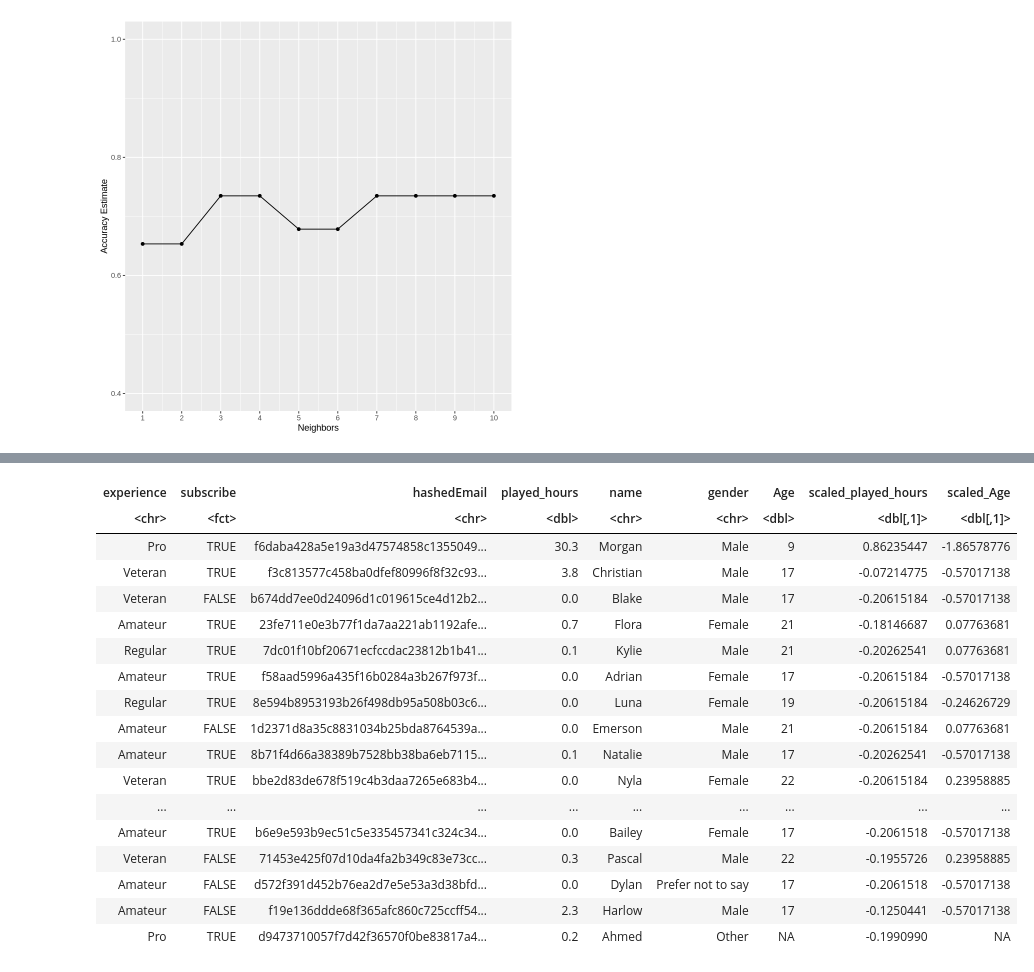
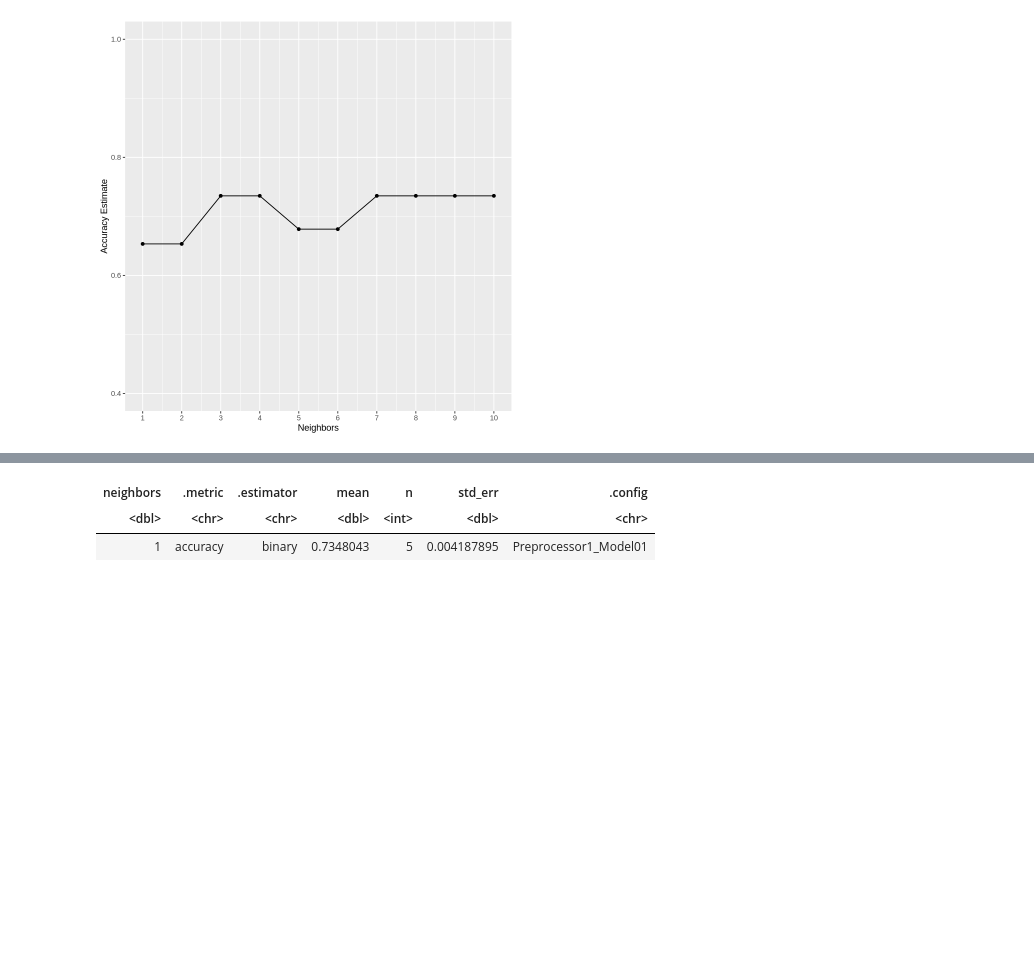
Before and after one commit to YiyangChen-6/25-summerterm-project, a Jupyter notebook: project.ipynb, the cells around one changed output, grey strips where cells are left out. Drawn from its saved outputs; the diff is of its cells as text; code cells hidden in the pictures; blank space fills up the shorter version.

```diff
--- a/project.ipynb
+++ b/project.ipynb
@@ -3,9 +114,6 @@ hello section
 # %%
-library(tidyverse)
-library(repr)
-library(tidymodels)
-players <- read_csv("players.csv")
-sessions <- read_csv("sessions.csv")
+
+
 
 players <- players|>
 mutate(subscribe = as.factor(subscribe))|>
@@ -17,7 +125,7 @@ players_split <- initial_split(players, strata = subscribe)
 train_split <- training(players_split)
 test_split <- testing(players_split)
 
-player_recipe <- recipe(subscribe ~ scaled_played_hours + scaled_Age + gender + experience, data = train_split)
+player_recipe <- recipe(subscribe ~ scaled_played_hours + scaled_Age + gender_Female + gender_Male+	gender_others + experience, data = train_split)
 
 player_vfold <- vfold_cv(players, v = 5, strata = subscribe)
 
@@ -428,3 +564,54 @@ A tibble: 196 × 11
 # %%
-players
+#maleonly
+set.seed(1234)
+play_recipe_4 <- recipe(subscribe ~ gender_Male, data = train_split)
+
+play_vfold_4 <- vfold_cv(players, v = 5, strata = subscribe)
+
+play_model_4 <- nearest_neighbor(neighbors = tune(), weight_func = "rectangular") |>
+  set_engine("kknn") |>
+  set_mode("classification")
+
+k_vals_4 <- tibble(neighbors = seq(from = 1, to = 10, by = 1))
+
+play_result_4 <- workflow() |>
+add_recipe(play_recipe_4)|>
+add_model(play_model_4)|>
+tune_grid(resamples = play_vfold, grid = k_vals_4) |>
+collect_metrics()
+
+accuracy_4 <- play_result_4 |>
+       filter(.metric == "accuracy")
+
+accuracy_versus_k_4 <- ggplot(accuracy_4, aes(x = neighbors, y = mean))+
+       geom_point() +
+       geom_line() +
+       labs(x = "Neighbors", y = "Accuracy Estimate") +
+       scale_x_continuous(breaks = seq(0, 14, by = 1)) +
+       scale_y_continuous(limits = c(0.4, 1.0))
+
+accuracy_versus_k_4
+best_k_4 <- accuracy_4 |>
+arrange(desc(mean)) |>
+slice(1)
+best_k_4
+
+final_knn_4 <- nearest_neighbor(neighbors = 1, weight_func = "rectangular")|>
+set_engine("kknn")|>
+set_mode("classification")
+
+final_workflow_4 <- workflow() |>
+  add_recipe(play_recipe) |>
+  add_model(final_knn_4)
+
+final_fit_4 <- final_workflow_4 |>
+  fit(data = train_split)
+
+test_predictions_4 <- predict(final_fit_4, test_split) |>
+  bind_cols(test_split)
+
+metrics_4 <- test_predictions_4 |>
+  metrics(truth = subscribe, estimate = .pred_class)
+
+metrics_4
 # %% [output]
@@ -432,18 +619,3 @@ A tibble: 196 × 9
-| experience | subscribe | hashedEmail | played_hours | name | gender | Age | scaled_played_hours | scaled_Age |
-| <chr> | <fct> | <chr> | <dbl> | <chr> | <chr> | <dbl> | <dbl[,1]> | <dbl[,1]> |
-| Pro | TRUE | f6daba428a5e19a3d47574858c1355049... | 30.3 | Morgan | Male | 9 | 0.86235447 | -1.86578776 |
-| Veteran | TRUE | f3c813577c458ba0dfef80996f8f32c93... | 3.8 | Christian | Male | 17 | -0.07214775 | -0.57017138 |
-| Veteran | FALSE | b674dd7ee0d24096d1c019615ce4d12b2... | 0.0 | Blake | Male | 17 | -0.20615184 | -0.57017138 |
-| Amateur | TRUE | 23fe711e0e3b77f1da7aa221ab1192afe... | 0.7 | Flora | Female | 21 | -0.18146687 | 0.07763681 |
-| Regular | TRUE | 7dc01f10bf20671ecfccdac23812b1b41... | 0.1 | Kylie | Male | 21 | -0.20262541 | 0.07763681 |
-| Amateur | TRUE | f58aad5996a435f16b0284a3b267f973f... | 0.0 | Adrian | Female | 17 | -0.20615184 | -0.57017138 |
-| Regular | TRUE | 8e594b8953193b26f498db95a508b03c6... | 0.0 | Luna | Female | 19 | -0.20615184 | -0.24626729 |
-| Amateur | FALSE | 1d2371d8a35c8831034b25bda8764539a... | 0.0 | Emerson | Male | 21 | -0.20615184 | 0.07763681 |
-| Amateur | TRUE | 8b71f4d66a38389b7528bb38ba6eb7115... | 0.1 | Natalie | Male | 17 | -0.20262541 | -0.57017138 |
-| Veteran | TRUE | bbe2d83de678f519c4b3daa7265e683b4... | 0.0 | Nyla | Female | 22 | -0.20615184 | 0.23958885 |
-| ... | ... | ... | ... | ... | ... | ... | ... | ... |
-| Amateur | TRUE | b6e9e593b9ec51c5e335457341c324c34... | 0.0 | Bailey | Female | 17 | -0.2061518 | -0.57017138 |
-| Veteran | FALSE | 71453e425f07d10da4fa2b349c83e73cc... | 0.3 | Pascal | Male | 22 | -0.1955726 | 0.23958885 |
-| Amateur | FALSE | d572f391d452b76ea2d7e5e53a3d38bfd... | 0.0 | Dylan | Prefer not to say | 17 | -0.2061518 | -0.57017138 |
-| Amateur | FALSE | f19e136ddde68f365afc860c725ccff54... | 2.3 | Harlow | Male | 17 | -0.1250441 | -0.57017138 |
-| Pro | TRUE | d9473710057f7d42f36570f0be83817a4... | 0.2 | Ahmed | Other | NA | -0.1990990 | NA |
+| neighbors | .metric | .estimator | mean | n | std_err | .config |
+| <dbl> | <chr> | <chr> | <dbl> | <int> | <dbl> | <chr> |
+| 1 | accuracy | binary | 0.7348043 | 5 | 0.004187895 | Preprocessor1_Model01 |
```
Also changed, not shown: parts of 9 cells of this notebook, 1 other file.
